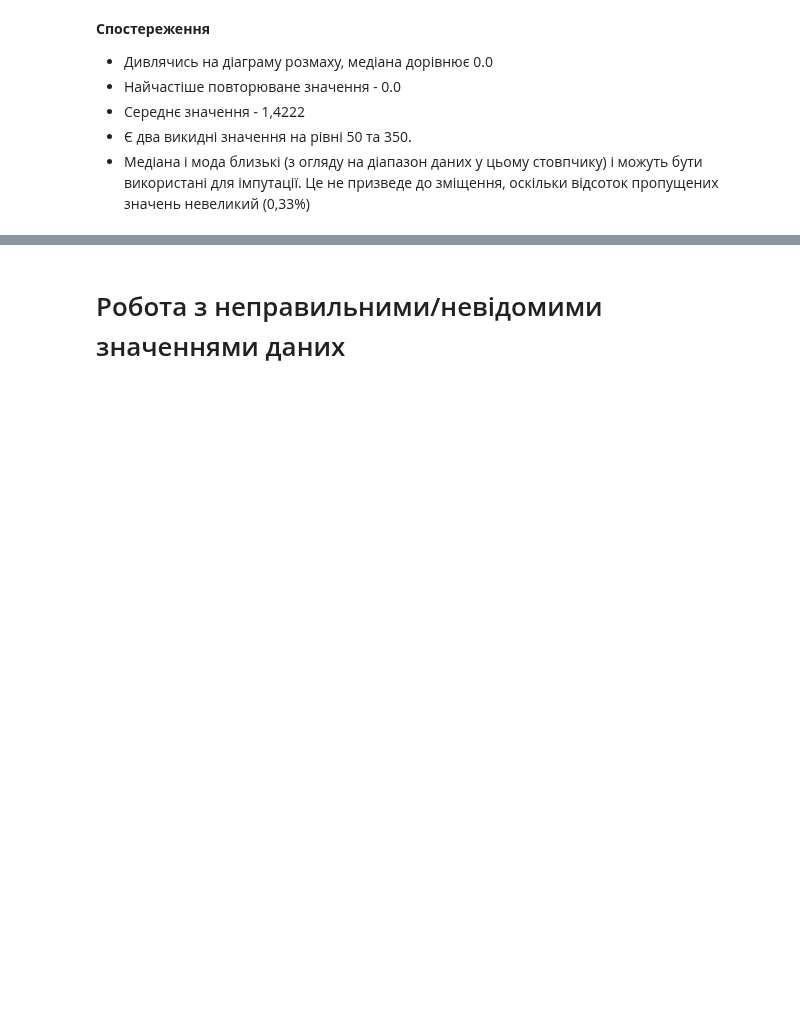
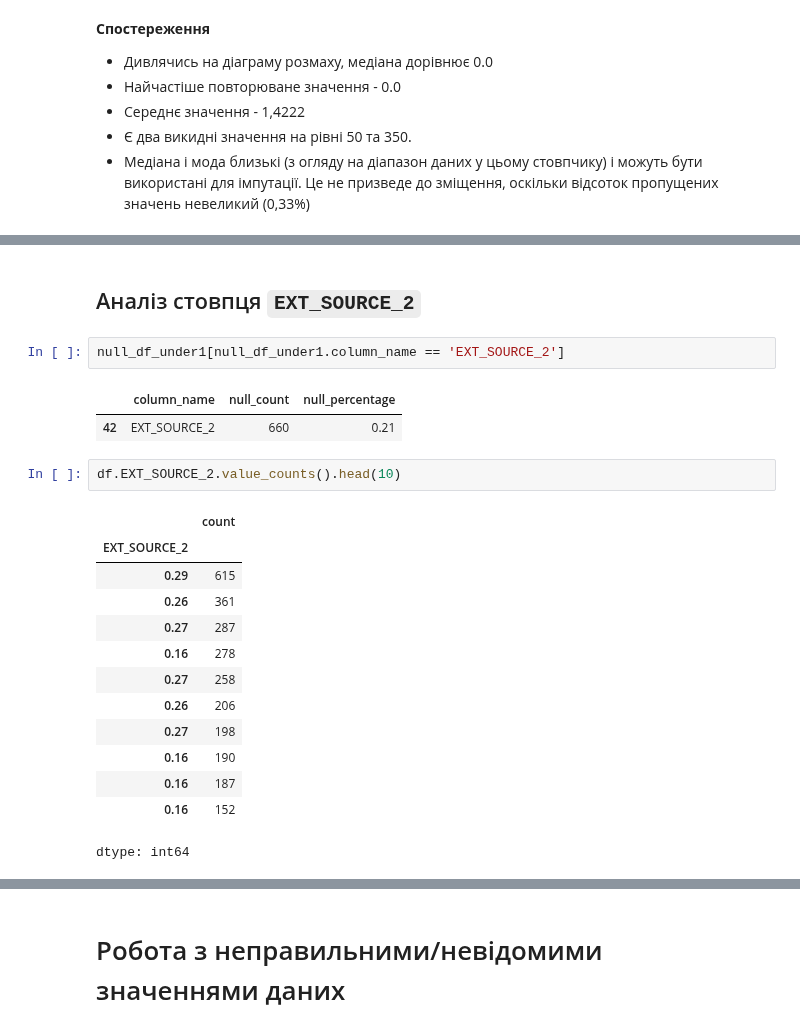
Before and after one commit to o-semenkova/ml_home_tasks, a Jupyter notebook: Credit EDA.ipynb, the cells around one changed output, grey strips where cells are left out. Drawn from its saved outputs; the diff is of its cells as text; blank space fills up the shorter version.

```diff
--- a/Credit EDA.ipynb
+++ b/Credit EDA.ipynb
@@ -807,0 +886,23 @@ df['OBS_30_CNT_SOCIAL_CIRCLE'].fillna(df['OBS_30_CNT_SOCIAL_CIRCLE'].median(), i
+# %% [markdown]
+## Аналіз стовпця `EXT_SOURCE_2`
+# %%
+null_df_under1[null_df_under1.column_name == 'EXT_SOURCE_2']
+# %% [output]
+|  | column_name | null_count | null_percentage |
+| 42 | EXT_SOURCE_2 | 660 | 0.21 |
+# %%
+df.EXT_SOURCE_2.value_counts().head(10)
+# %% [output]
+|  | count |
+| EXT_SOURCE_2 |  |
+| 0.29 | 615 |
+| 0.26 | 361 |
+| 0.27 | 287 |
+| 0.16 | 278 |
+| 0.27 | 258 |
+| 0.26 | 206 |
+| 0.27 | 198 |
+| 0.16 | 190 |
+| 0.16 | 187 |
+| 0.16 | 152 |
+dtype: int64
```
Also changed, not shown: parts of 29 cells of this notebook.
